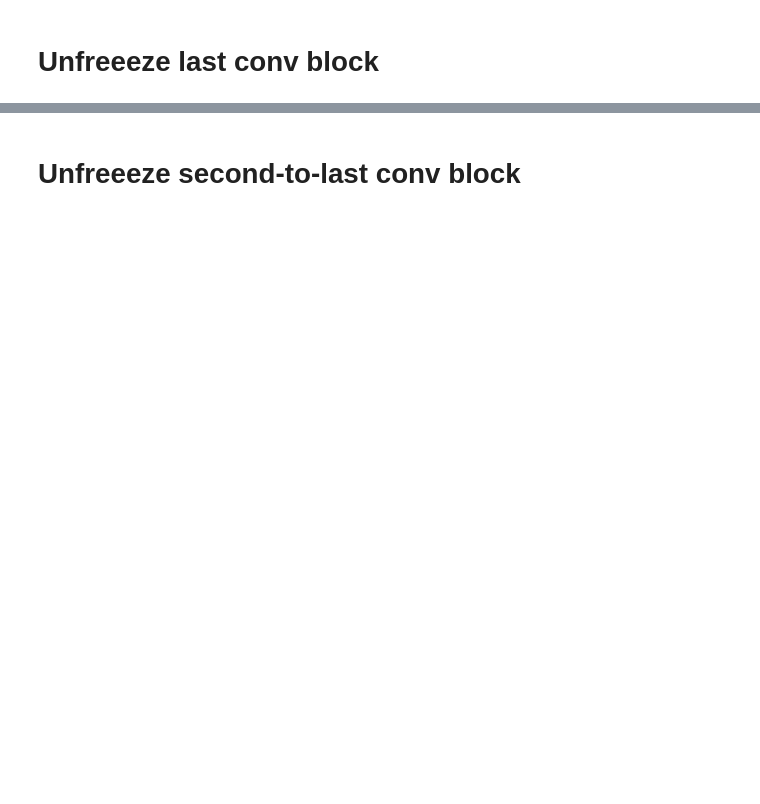
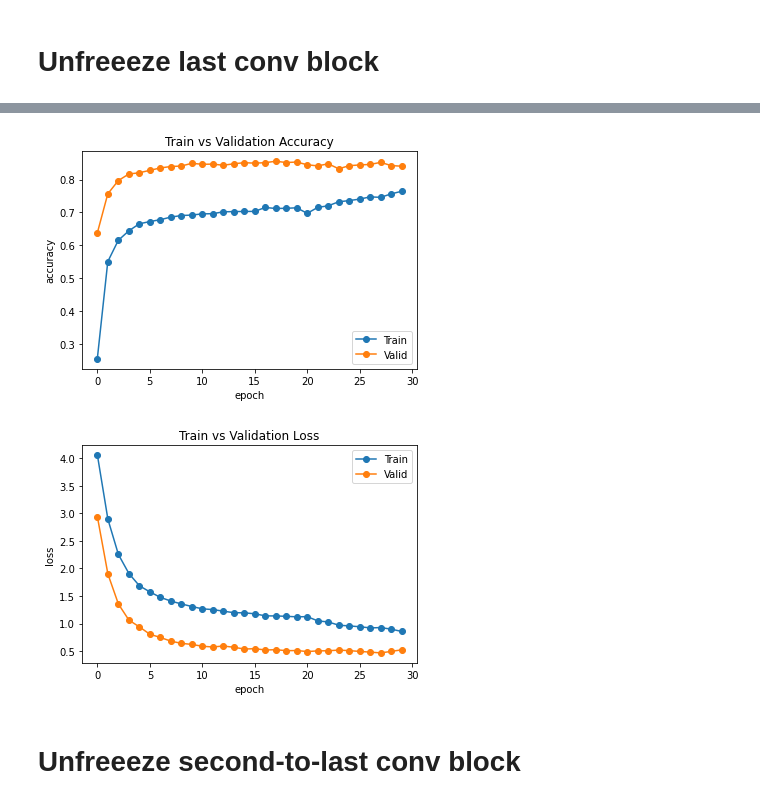
Before and after one commit to tiskus333/SNR_ResNet50, a Jupyter notebook: Resnet_test.ipynb, the cells around one changed output, grey strips where cells are left out. Cells and saved outputs as stored; diff of their text form; code cells hidden in the pictures; blank space fills up the shorter version.

```diff
--- a/Resnet_test.ipynb
+++ b/Resnet_test.ipynb
@@ -279,0 +329,5 @@ Loss: 0.4718, TOP_1: 0.851%, TOP_2: 0.945%, TOP_5: 0.986%
+# %%
+plot_history()
+# %% [output]
+[figure, added]
+[figure, added]
```
Also changed, not shown: parts of 30 cells of this notebook, 5 other files.
